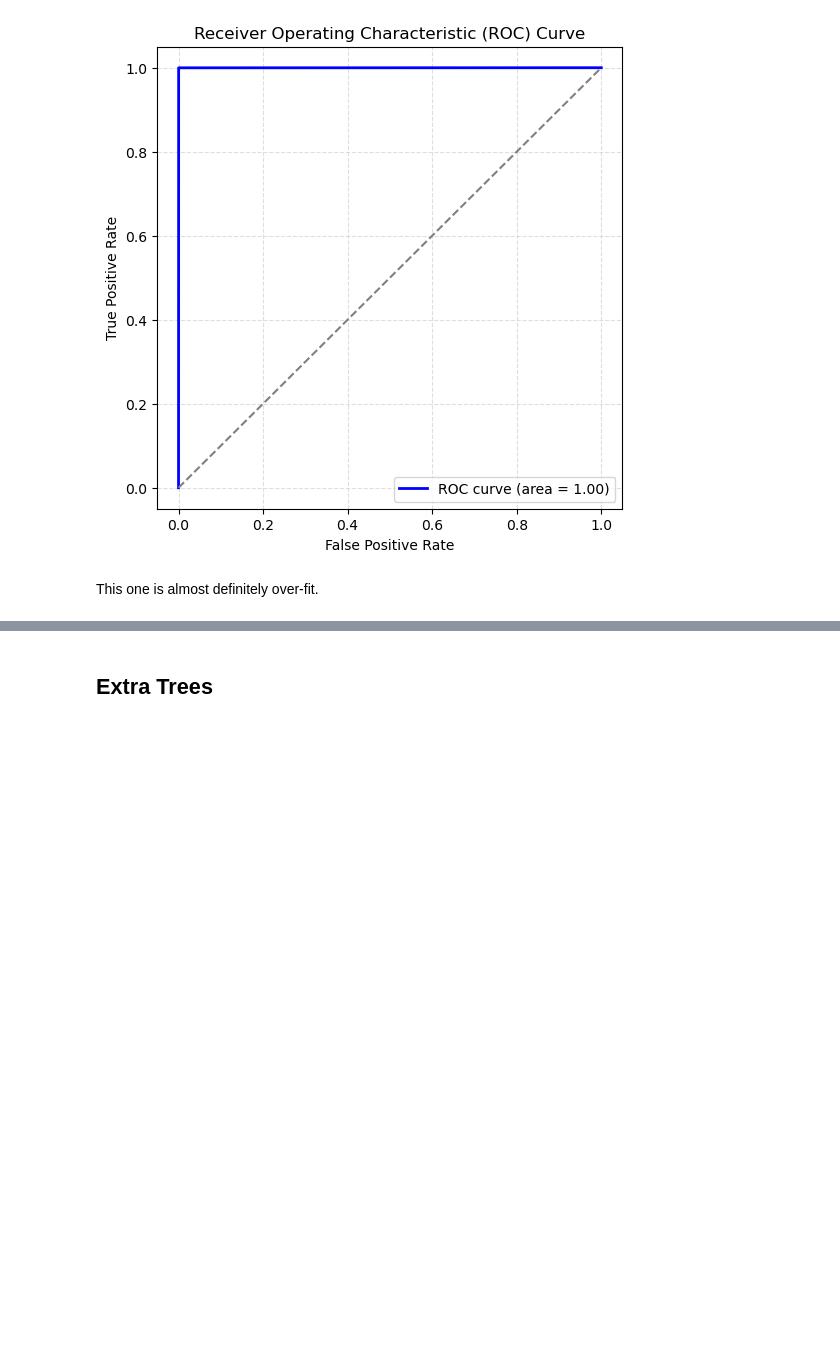
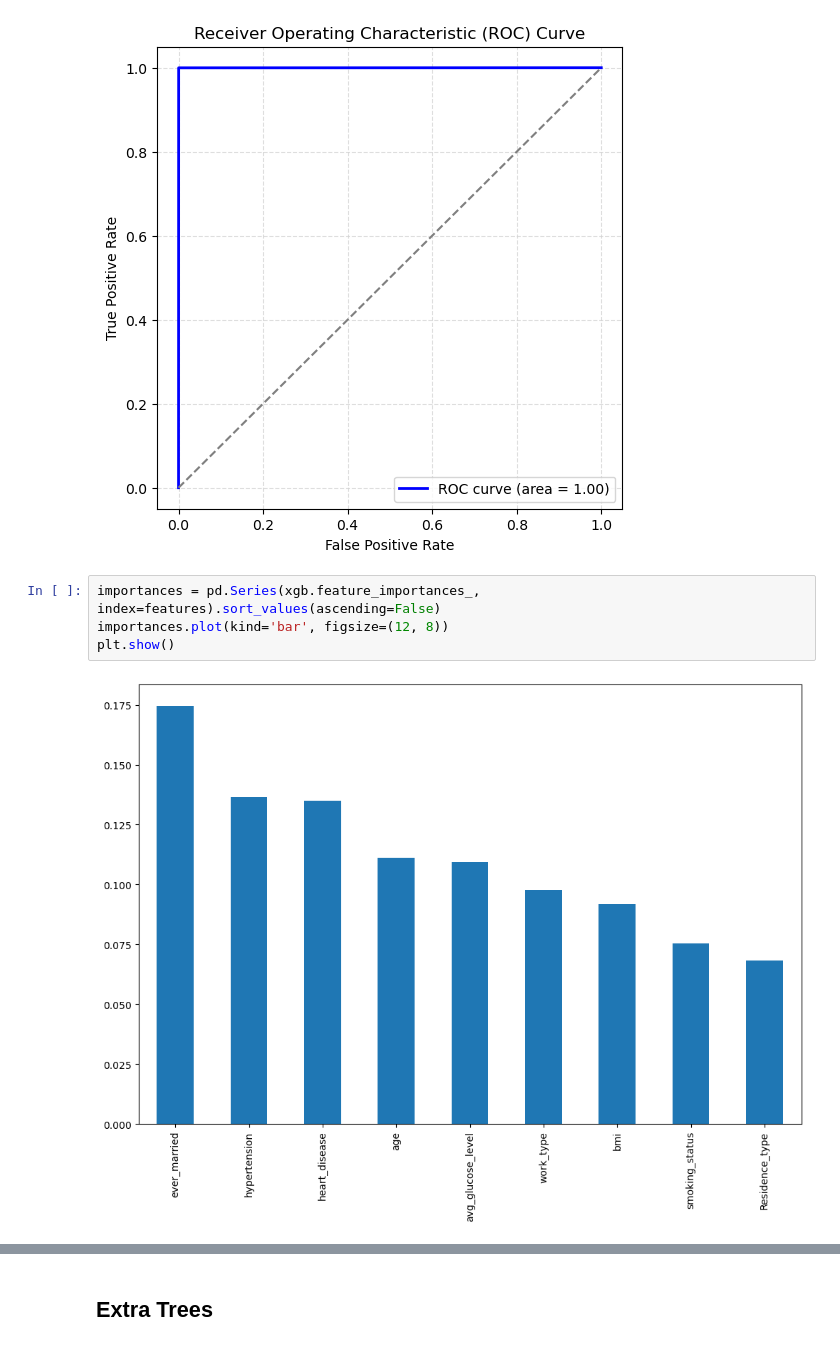
Before and after one commit to jwlosz/project-4-group-16, a Jupyter notebook: ml/stroke_model.ipynb, the cells around one changed output, grey strips where cells are left out. Cells and saved outputs as stored; diff of their text form; blank space fills up the shorter version.

```diff
--- a/ml/stroke_model.ipynb
+++ b/ml/stroke_model.ipynb
@@ -311,5 +311,9 @@ TRAIN METRICS
 weighted avg       1.00      1.00      1.00      8182
 [figure]
 [figure]
-# %% [markdown]
-This one is almost definitely over-fit.
+# %%
+importances = pd.Series(xgb.feature_importances_, index=features).sort_values(ascending=False)
+importances.plot(kind='bar', figsize=(12, 8))
+plt.show()
+# %% [output]
+[figure, added]
```
Also changed, not shown: parts of 2 cells of this notebook, 6 other files.
